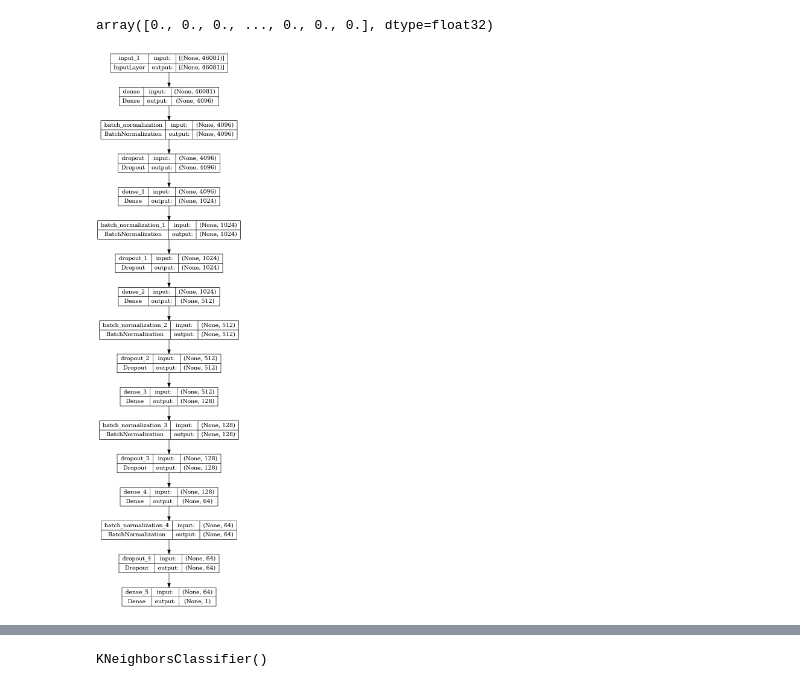
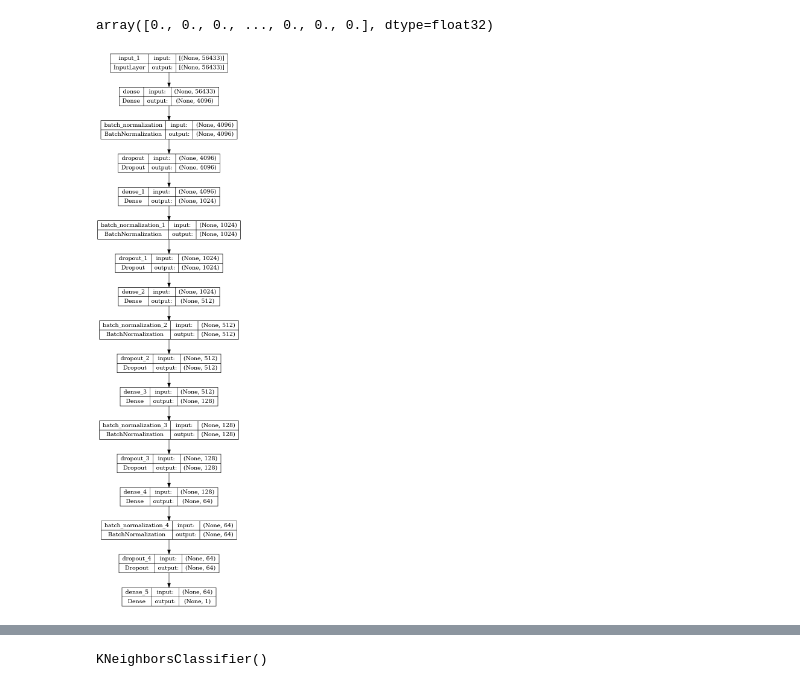
Before and after one commit to mjtalaska/Sentiment-analysis-feedforward, a Jupyter notebook: sentiment-analysis-with-feedforward-neural-network.ipynb, the cells around one changed output, grey strips where cells are left out. Drawn from its saved outputs; the diff is of its cells as text; code cells hidden in the pictures.

```diff
--- a/sentiment-analysis-with-feedforward-neural-network.ipynb
+++ b/sentiment-analysis-with-feedforward-neural-network.ipynb
@@ -215,7 +226,7 @@ from keras.layers import TextVectorization
 import tensorflow as tf
 data_to_adapt = tf.constant(x)
 
-n = 5
+n = 7
 vectorizer = TextVectorization(output_mode='tf-idf', ngrams=n)
 vectorizer.adapt(data_to_adapt)
 # %%
@@ -225,24 +236,24 @@ array([0., 0., 0., ..., 0., 0., 0.], dtype=float32)
 # %%
 from keras.layers import Input, Dropout, Dense, Activation, BatchNormalization
 from keras import Model
 from keras.utils import plot_model
 
 latent = [4096, 1024, 512, 128, 64]
 
 inputs = Input(shape=(vectorizer.vocabulary_size(), ))
 layer = inputs
 
 for l in latent:
-    layer = Dense(l, activation='softmax')(layer)
+    layer = Dense(l, activation='relu')(layer)
     layer = BatchNormalization()(layer)
-    layer = Dropout(0.5)(layer)
+    layer = Dropout(0.4)(layer)
 
 outputs = Dense(1, activation='sigmoid')(layer)
 
 model = Model(inputs, outputs)
 plot_model(model, show_shapes=True)
 # %% [output]
-[figure, old version]
+[figure, new version]
 # %%
 from sklearn.model_selection import train_test_split
 
```
Also changed, not shown: parts of 12 cells of this notebook.
